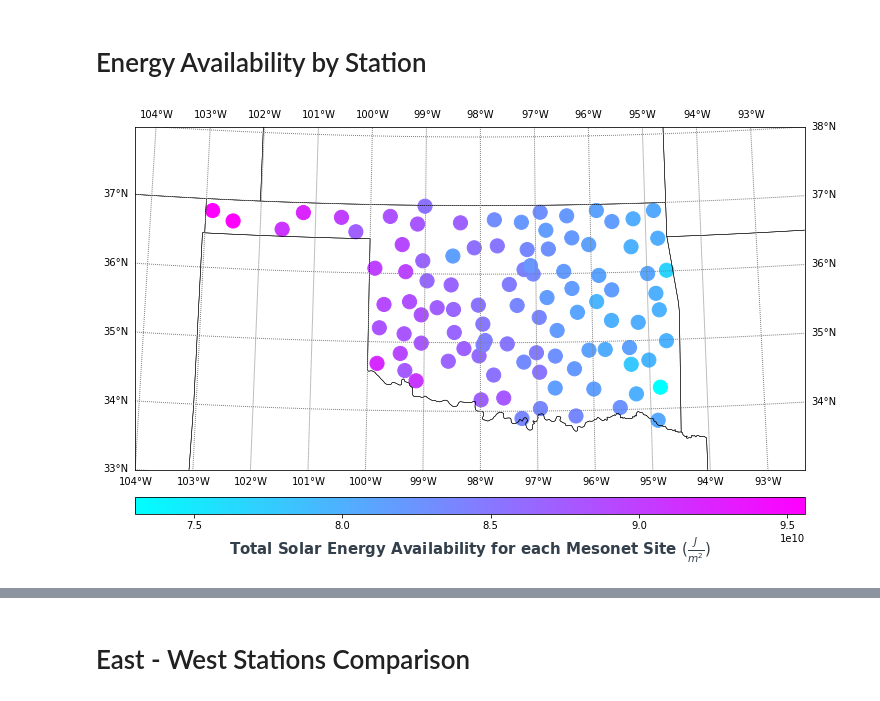
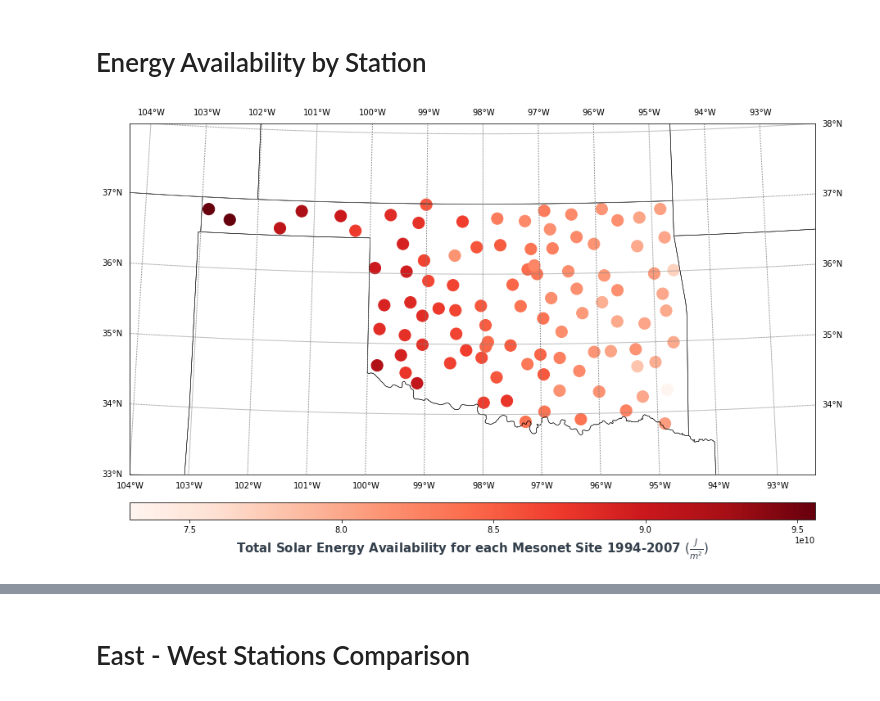
Before and after one commit to connormca12/Springboard-Projects, a Jupyter notebook: Capstone-1/data_storytelling.ipynb, the cells around one changed output, grey strips where cells are left out. Drawn from its saved outputs; the diff is of its cells as text; code cells hidden in the pictures.

Commit message:
Updated data storytelling with commentary and additional plots

```diff
--- a/Capstone-1/data_storytelling.ipynb
+++ b/Capstone-1/data_storytelling.ipynb
@@ -232,34 +336,34 @@ plt.show()
 # %%
 # Sum total energy availability of each station and merge with station info
 energy_sum = EDA_data.groupby(by='stid').sum()['energy']
 energy_sum = pd.merge(energy_sum, stations, on='stid')
 
 # Initialize figure and axes
-fig, axes = plt.subplots(nrows=1, ncols=1, figsize=(12,10))
+fig, axes = plt.subplots(nrows=1, ncols=1, figsize=(15,15))
 fig.subplots_adjust(hspace=0.05, wspace=0.05)
 
 # Plot map outline and lines of latitude/longitude
 lllat=33; urlat=38; lllon=-104; urlon=-92
 ax = axes
 m = basic_oklahoma_map(ax, lllat=lllat, urlat=urlat, lllon=lllon, urlon=urlon)
 parallels = np.arange(30.,40,1.)
 m.drawparallels(parallels,labels=[1,1,0,0],fontsize=10, color='grey')
 meridians = np.arange(-104.,-92.,1.)
 m.drawmeridians(meridians,labels=[0,0,1,1],fontsize=10, color='grey')
 
 # Load energy data and gridpoint locations
 data = energy_sum['energy'].values
 lons = energy_sum['elon']
 lats = energy_sum['nlat']
 x, y = m(lons.values, lats.values)
 
 # Plot filled contours
-cs = m.scatter(x,y, s=200, c=data, cmap='cool')
+cs = m.scatter(x,y, s=200, c=data, cmap='Reds')
 
 # Add colourbar
 cbar = m.colorbar(cs,location='bottom',pad="8%")
-cbar.set_label(r'Total Solar Energy Availability for each Mesonet Site $(\frac{J}{m^2})$', fontsize=15, fontweight='black', color = '#333F4B')
+cbar.set_label(r'Total Solar Energy Availability for each Mesonet Site 1994-2007 $(\frac{J}{m^2})$', fontsize=15, fontweight='black', color = '#333F4B')
 
 plt.show()
 # %% [output]
-[figure, old version]
+[figure, new version]
```
Also changed, not shown: parts of 31 cells of this notebook, 1 other file.
